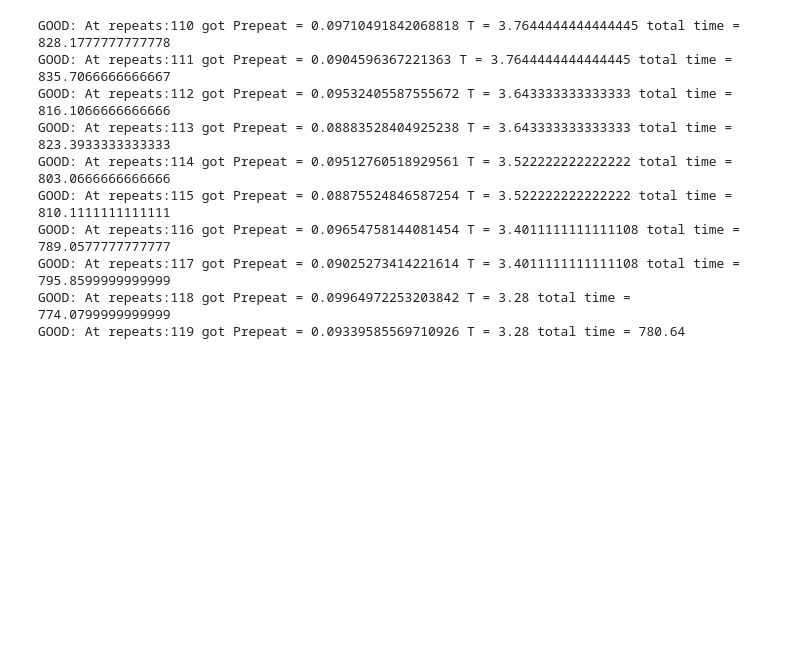
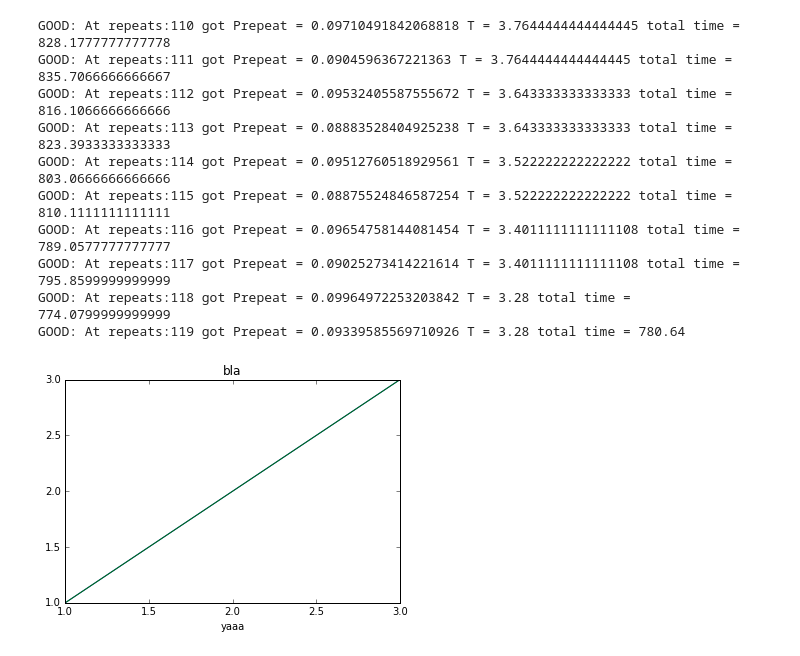
Before and after one commit to oryonatan/qutip, a Jupyter notebook: dorit/fast_diabatic/24.7.17 repeated benchmark.ipynb, the cells around one changed output. Saved outputs shown, nothing was run; the diff lists cells and outputs as text; code cells hidden in the pictures; blank space fills up the shorter version.

```diff
--- a/dorit/fast_diabatic/24.7.17 repeated benchmark.ipynb
+++ b/dorit/fast_diabatic/24.7.17 repeated benchmark.ipynb
@@ -274,3 +274,11 @@ GOOD: At repeats:116 got Prepeat = 0.09654758144081454 T = 3.4011111111111108 to
 GOOD: At repeats:117 got Prepeat = 0.09025273414221614 T = 3.4011111111111108 total time = 795.8599999999999
 GOOD: At repeats:118 got Prepeat = 0.09964972253203842 T = 3.28 total time = 774.0799999999999
 GOOD: At repeats:119 got Prepeat = 0.09339585569710926 T = 3.28 total time = 780.64
+# %%
+import matplotlib.pyplot as plt
+plt.plot([1,2,3],[1,2,3])
+plt.title("bla")
+plt.xlabel("yaaa")
+plt.show()
+# %% [output]
+[figure, added]
```
Also changed, not shown: 2 other files.
